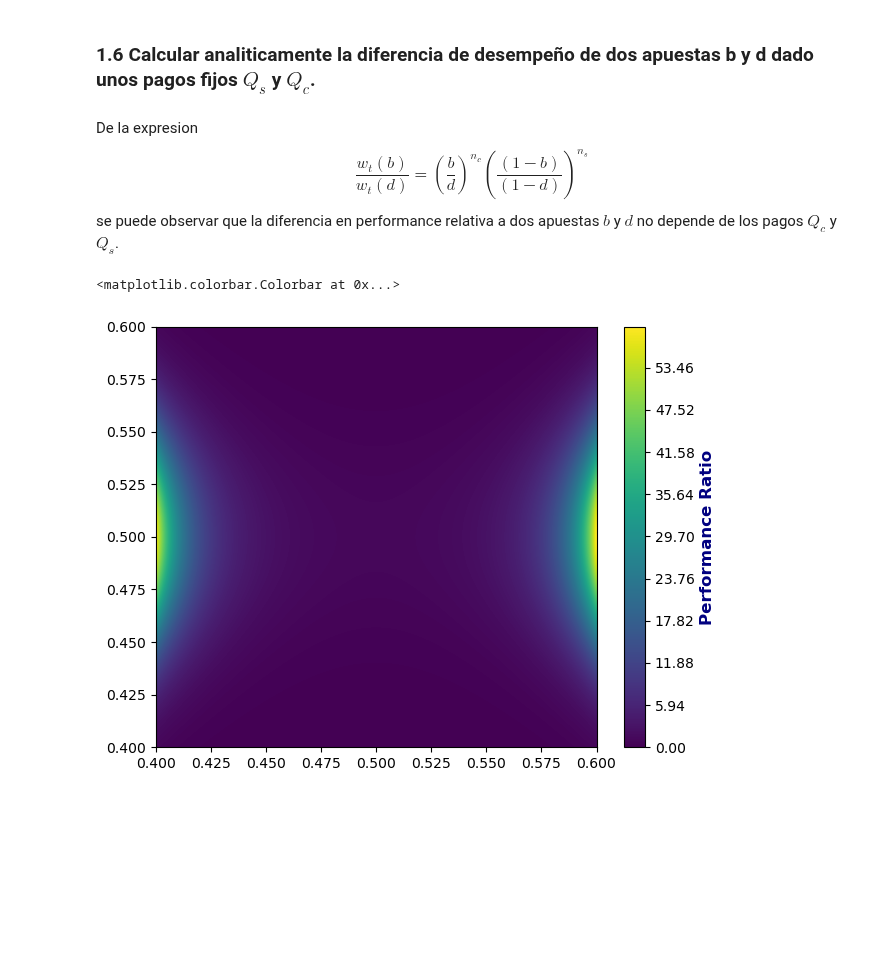
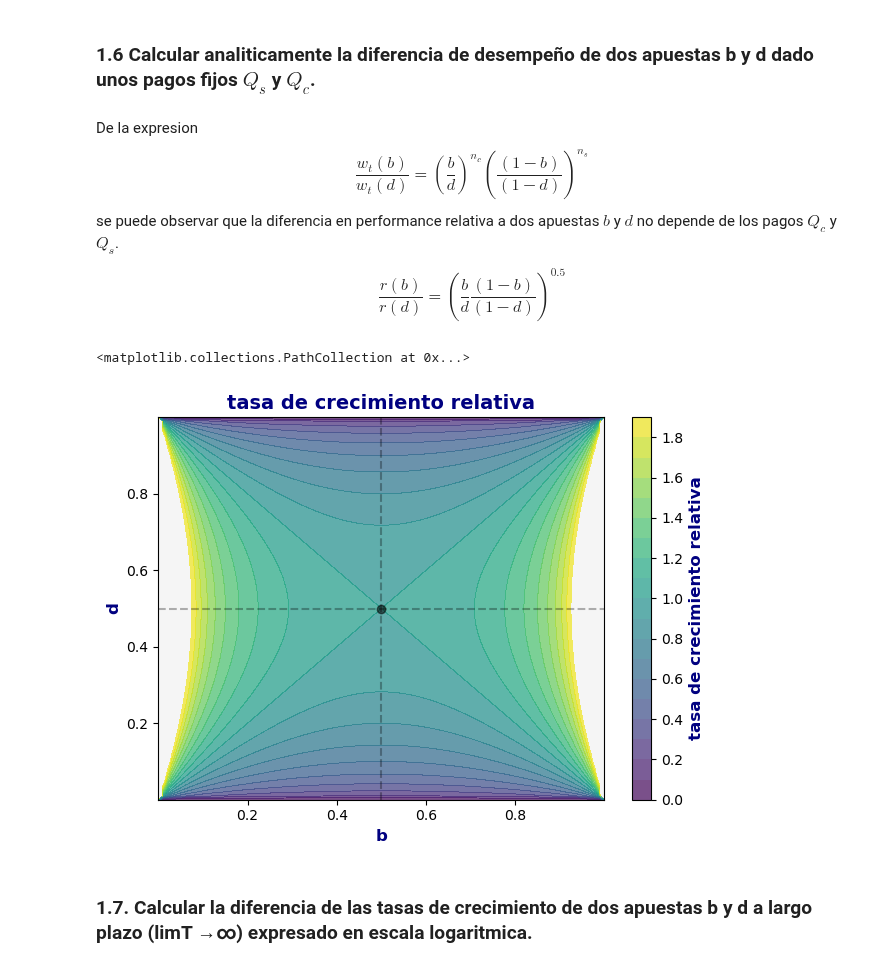
Before and after one commit to DamianPiuselli/Inferencia-Bayesiana-Causal, a Jupyter notebook: practica3/practica3.ipynb, the cells around one changed output. Saved outputs shown, nothing was run; the diff lists cells and outputs as text; code cells hidden in the pictures; blank space fills up the shorter version.

```diff
--- a/practica3/practica3.ipynb
+++ b/practica3/practica3.ipynb
@@ -267,26 +267,38 @@ Se puede observar que la expresion es proporcional a un termino $ w_t(b) \sim (\
 ### 1.6 Calcular analiticamente la diferencia de desempeño de dos apuestas b y d dado unos pagos fijos $Q_s$ y $Q_c$.
 # %% [markdown]
 De la expresion $$ \frac{w_t(b)}{w_t(d)} = (\frac{b}{d})^{n_c} (\frac{(1-b)}{(1-d)})^{n_s}$$ se puede observar que la diferencia en performance relativa a dos apuestas $b$ y $d$ no depende de los pagos $Q_c$ y $Q_s$.
+
+$$ \frac{r(b)}{r(d)} = (\frac{b}{d}\frac{(1-b)}{(1-d)})^{0.5}$$
-# %%
-_range = np.linspace(0.4, 0.6, 200)
-n_c = n_s = 100
-
-matrix = np.zeros((len(_range), len(_range)))
-
-for i in range(len(_range)):
-    for j in range(len(_range)):
-        matrix[i, j] = (_range[i] / _range[j]) ** n_c * ((1 - _range[i]) / (1 - _range[j])) ** n_s
-
-plt.contourf(
-    _range,
-    _range,
-    matrix,
-    levels=1000,
-    cmap="viridis",
-)
-
-
-plt.colorbar(label="Performance Ratio")
-# %% [output]
-<matplotlib.colorbar.Colorbar at 0x...>
-[figure, removed]
+# %%
+epsilon = 1e-6
+_range = np.linspace(0 + epsilon, 1 - epsilon, 100)
+
+
+def rb_rd(b, d):
+    return np.sqrt((b * (1 - b)) / (d * (1 - d)))
+
+
+matrix = np.array([[rb_rd(b, d) for d in _range] for b in _range])
+
+plt.contourf(
+    _range,
+    _range,
+    matrix,
+    levels=np.arange(0, 2, 0.1),
+    cmap="viridis",
+    alpha=0.7,
+)
+plt.colorbar(label="tasa de crecimiento relativa")
+plt.title("tasa de crecimiento relativa")
+plt.xlabel("b")
+plt.ylabel("d")
+
+plt.axhline(0.5, color="black", linestyle="--", alpha=0.3)
+plt.axvline(0.5, color="black", linestyle="--", alpha=0.3)
+plt.scatter(0.5, 0.5, color="black", marker="o", alpha=0.3)
+plt.scatter(0.5, 0.5, color="black", marker="o", alpha=0.3)
+# %% [output]
+<matplotlib.collections.PathCollection at 0x...>
+[figure, added]
+# %% [markdown]
+### 1.7. Calcular la diferencia de las tasas de crecimiento de dos apuestas b y d a largo plazo (limT →∞) expresado en escala logaritmica.
```
Also changed, not shown: parts of 1 cell of this notebook, 1 other file.
